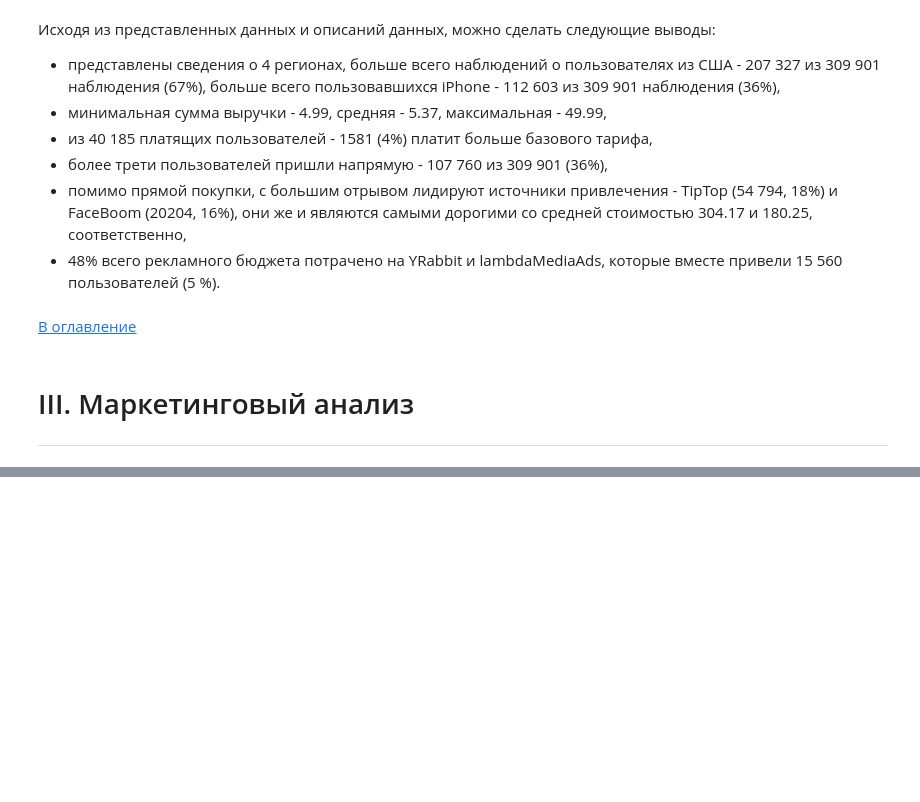
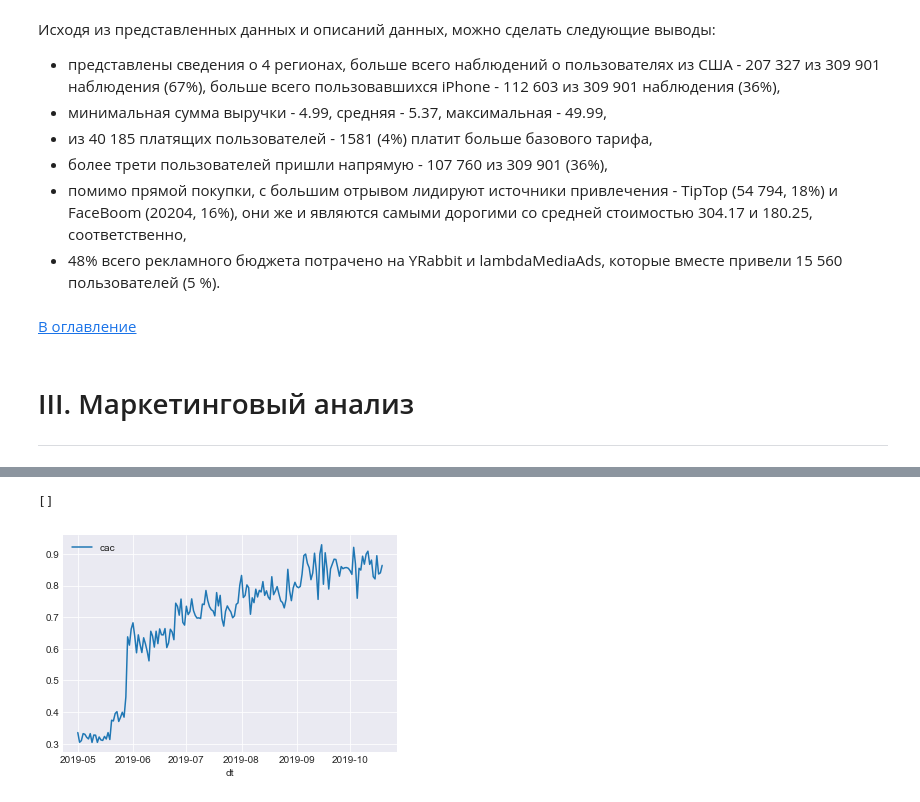
Before and after one commit to ikazman/practicum_da_projects, a Jupyter notebook: marketing_analysis/maketing_analysis.ipynb, the cells around one changed output, grey strips where cells are left out. Saved outputs shown, nothing was run; the diff lists cells and outputs as text; code cells hidden in the pictures; blank space fills up the shorter version.

```diff
--- a/marketing_analysis/maketing_analysis.ipynb
+++ b/marketing_analysis/maketing_analysis.ipynb
@@ -491,3 +508,3 @@ calc.columns_fixer()
 # %%
 observation_date = datetime(2019, 11, 1).date()
-horizon_days = 30
+horizon_days = 14
@@ -506,2 +533,2 @@ calc.plot_conversion(cr_grouped, cr_hist, horizon_days)
 # %%
-ltv_raw, ltv_grouped, ltv_hist, roi_grouped, roi_hist = calc.get_ltv(profiles, observation_date, horizon_days)
+ltv_raw, ltv_grouped, ltv_hist, roi_grouped, roi_hist = calc.get_ltv(profiles, observation_date, horizon_days, dimensions=['channel'])
@@ -507,0 +537,9 @@ ltv_raw, ltv_grouped, ltv_hist, roi_grouped, roi_hist = calc.get_ltv(profiles, o
+# %%
+columns = [name for name in cac_hist.index.names if name not in ['dt']]
+columns
+# %% [output]
+[]
+# %%
+filtered_data = cac_hist.pivot_table(index='dt', columns=columns, values='cac', aggfunc='mean').plot(grid=True)
+# %% [output]
+[figure, added]
```
Also changed, not shown: parts of 30 cells of this notebook, 1 other file.
